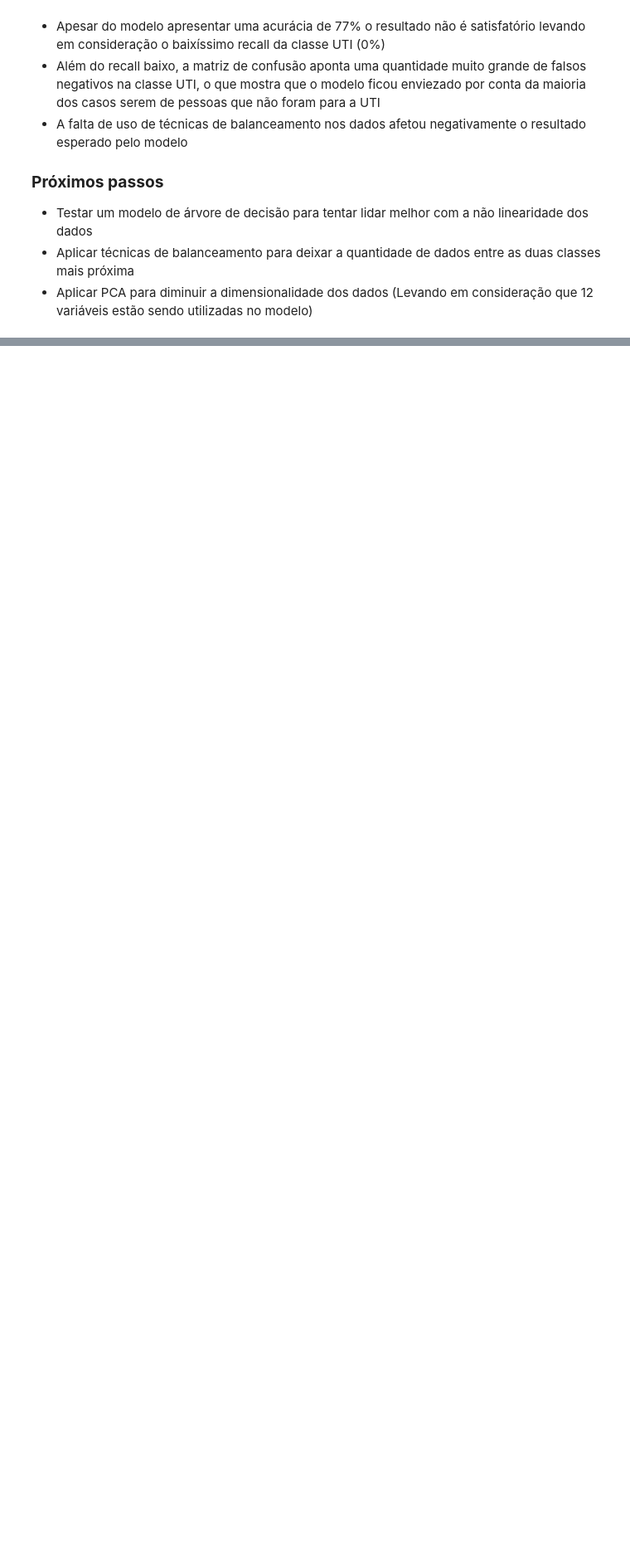
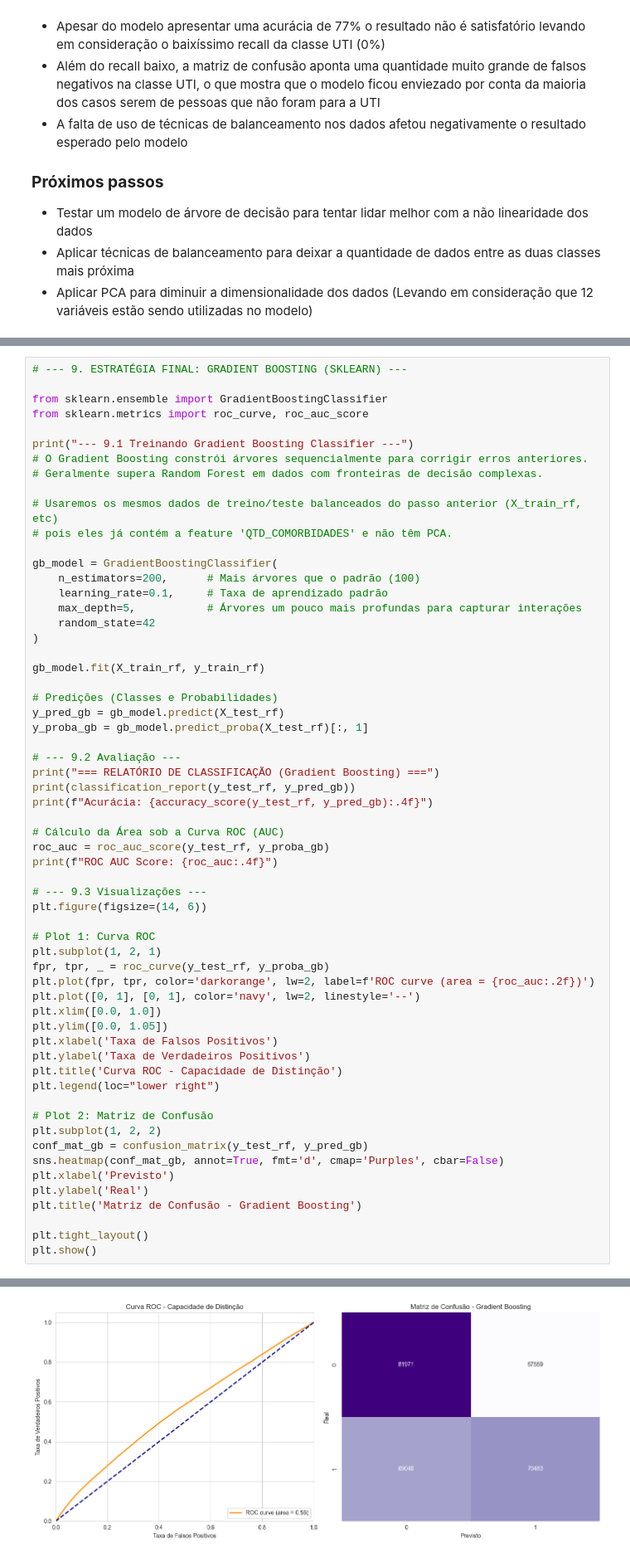
Before and after one commit to Andr3yGabriel/srag-analisis, a Jupyter notebook: main.ipynb, the cells around one changed output, grey strips where cells are left out. Shown: that part at 83% size. Drawn from its saved outputs; the diff is of its cells as text; blank space fills up the shorter version.

```diff
--- a/main.ipynb
+++ b/main.ipynb
@@ -630,0 +857,61 @@ Acurácia: 0.7775
+# %%
+# --- 9. ESTRATÉGIA FINAL: GRADIENT BOOSTING (SKLEARN) ---
+
+from sklearn.ensemble import GradientBoostingClassifier
+from sklearn.metrics import roc_curve, roc_auc_score
+
+print("--- 9.1 Treinando Gradient Boosting Classifier ---")
+# O Gradient Boosting constrói árvores sequencialmente para corrigir erros anteriores.
+# Geralmente supera Random Forest em dados com fronteiras de decisão complexas.
+
+# Usaremos os mesmos dados de treino/teste balanceados do passo anterior (X_train_rf, etc)
+# pois eles já contém a feature 'QTD_COMORBIDADES' e não têm PCA.
+
+gb_model = GradientBoostingClassifier(
+    n_estimators=200,      # Mais árvores que o padrão (100)
+    learning_rate=0.1,     # Taxa de aprendizado padrão
+    max_depth=5,           # Árvores um pouco mais profundas para capturar interações
+    random_state=42
+)
+
+gb_model.fit(X_train_rf, y_train_rf)
+
+# Predições (Classes e Probabilidades)
+y_pred_gb = gb_model.predict(X_test_rf)
+y_proba_gb = gb_model.predict_proba(X_test_rf)[:, 1]
+
+# --- 9.2 Avaliação ---
+print("=== RELATÓRIO DE CLASSIFICAÇÃO (Gradient Boosting) ===")
+print(classification_report(y_test_rf, y_pred_gb))
+print(f"Acurácia: {accuracy_score(y_test_rf, y_pred_gb):.4f}")
+
+# Cálculo da Área sob a Curva ROC (AUC)
+roc_auc = roc_auc_score(y_test_rf, y_proba_gb)
+print(f"ROC AUC Score: {roc_auc:.4f}")
+
+# --- 9.3 Visualizações ---
+plt.figure(figsize=(14, 6))
+
+# Plot 1: Curva ROC
+plt.subplot(1, 2, 1)
+fpr, tpr, _ = roc_curve(y_test_rf, y_proba_gb)
+plt.plot(fpr, tpr, color='darkorange', lw=2, label=f'ROC curve (area = {roc_auc:.2f})')
+plt.plot([0, 1], [0, 1], color='navy', lw=2, linestyle='--')
+plt.xlim([0.0, 1.0])
+plt.ylim([0.0, 1.05])
+plt.xlabel('Taxa de Falsos Positivos')
+plt.ylabel('Taxa de Verdadeiros Positivos')
+plt.title('Curva ROC - Capacidade de Distinção')
+plt.legend(loc="lower right")
+
+# Plot 2: Matriz de Confusão
+plt.subplot(1, 2, 2)
+conf_mat_gb = confusion_matrix(y_test_rf, y_pred_gb)
+sns.heatmap(conf_mat_gb, annot=True, fmt='d', cmap='Purples', cbar=False)
+plt.xlabel('Previsto')
+plt.ylabel('Real')
+plt.title('Matriz de Confusão - Gradient Boosting')
+
+plt.tight_layout()
+plt.show()
+# %% [output]
@@ -630,0 +931 @@ Acurácia: 0.7775
+[figure, added]
```
Also changed, not shown: parts of 11 cells of this notebook.
